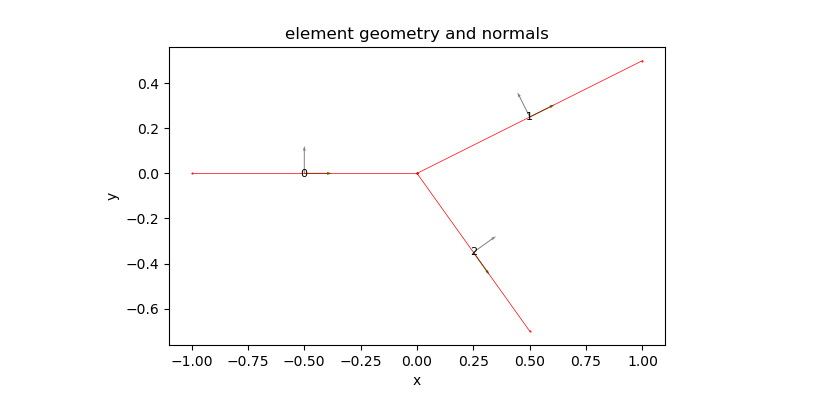
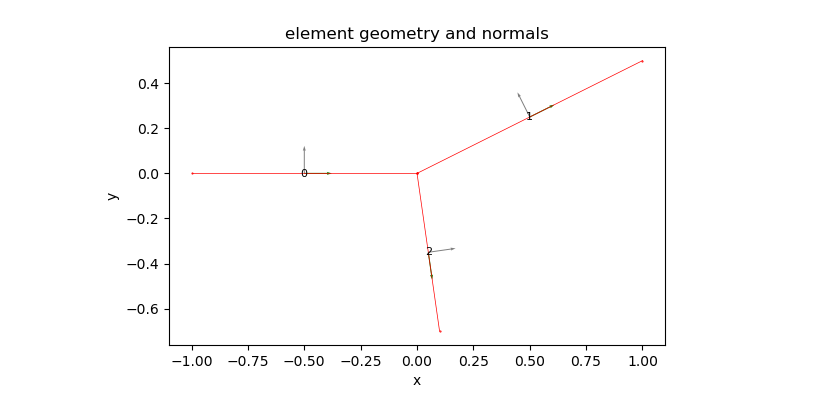
Before and after one commit to mallickrishg/bemcs, a Jupyter notebook: examples/examples_3_simpleintersectingfaults.ipynb, the cells around one changed output. Cells and saved outputs as stored; diff of their text form; code cells hidden in the pictures.

```diff
--- a/examples/examples_3_simpleintersectingfaults.ipynb
+++ b/examples/examples_3_simpleintersectingfaults.ipynb
@@ -21,25 +21,25 @@ def create_geometry(x1,x2,y1,y2):
 # %%
 # Elastic parameters
 mu = 1
 nu = 0.25
 
 x1 = np.array((-1.,0,0))
-x2 = np.array((0.,1.,0.5))
+x2 = np.array((0.,1.,0.1))
 y1 = np.array((0.,0.,0.))
 y2 = np.array((0.,0.5,-0.7))
 
 elements = create_geometry(x1,x2,y1,y2)
 n_elements = len(elements)
 
 # slip vector
 slip_vector_x = np.array((0.9,0.5,0.1))
 slip_vector_y = np.array((0.,0.9,0.5))
 
 plt.figure()
 bemcs.plot_element_geometry(elements)
 plt.show()
 # %% [output]
-[figure, old version]
+[figure, new version]
 # %%
 # observation point
 n_obs = 100
```
Also changed, not shown: parts of 6 cells of this notebook.
